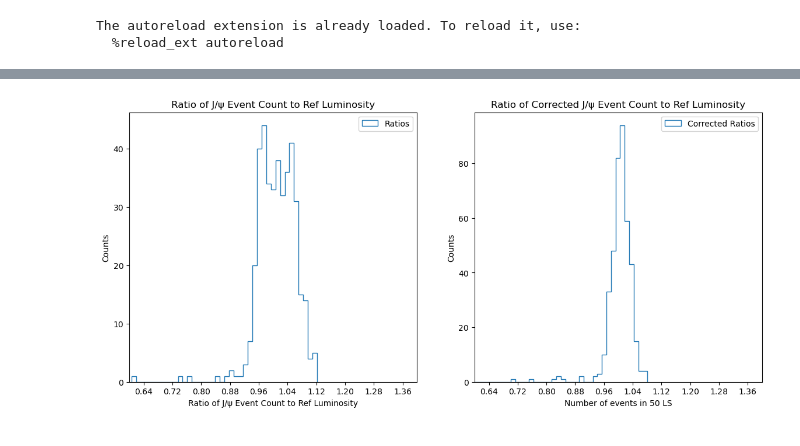
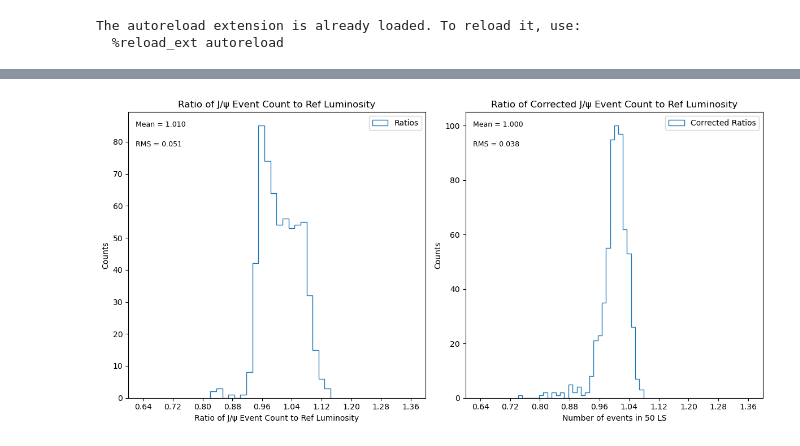
Before and after one commit to Nimmitha/cmssw, a Jupyter notebook: ZmmJmmAnalyzer/scripts/plot_ratios/plot_ratios.ipynb, the cells around one changed output, grey strips where cells are left out. Drawn from its saved outputs; the diff is of its cells as text; code cells hidden in the pictures.

Commit message:
ratios calculated with df

```diff
--- a/ZmmJmmAnalyzer/scripts/plot_ratios/plot_ratios.ipynb
+++ b/ZmmJmmAnalyzer/scripts/plot_ratios/plot_ratios.ipynb
@@ -46,0 +63,3 @@ del event_y, event_y_error, lumi_y, pileup_y, x_labels, nlumis
+# %%
+df = pd.read_csv("event_data.csv")
+df
@@ -63,3 +89,7 @@ df
+# %%
+df = df[df['event_y'] > 0]
+df = df[df['nlumis'] > 40]
+# df = df[df['run'] > 370092]
 # %%
 plt.hist(df['event_y'], bins=100, histtype='step', label='Events')
 # plt.hist(df['nlumis'], bins=100, histtype='step', label='Nlumis')
@@ -92,4 +105,0 @@ df
-# %%
-df[['run', 'lumiblock']] = df['x_labels'].str.split('_', expand=True)
-df['run'] = df['run'].astype(int)
-df['lumiblock'] = df['lumiblock'].astype(int)
@@ -449,25 +463,44 @@ plt.savefig("Jpsi_ratio_after.png", dpi=300)
 # %%
-# plot the two ratio histograms side by side with rms included
-fig5, (ax6, ax7) = plt.subplots(1, 2, figsize=(14, 6))
-ax6.hist(ratio, bins=40, histtype='step', label='Ratios')
+# Compute mean and RMS for both ratios
+mean_ratio = np.mean(ratio)
+rms_ratio = np.std(ratio)
+
+mean_ratio_corr = np.mean(ratio_corr)
+rms_ratio_corr = np.std(ratio_corr)
+
+# Plot the two histograms
+fig5, (ax6, ax7) = plt.subplots(1, 2, figsize=(12, 6))
+
+# First histogram
+ax6.hist(ratio, bins=20, histtype='step', label='Ratios')
 ax6.set_xlabel('Ratio of J/ψ Event Count to Ref Luminosity')
 ax6.set_ylabel('Counts')
 ax6.legend()
-ax7.hist(ratio_corr, bins=40, histtype='step', label='Corrected Ratios')
+ax6.set_title("Ratio of J/ψ Event Count to Ref Luminosity")
+ax6.set_xlim(0.6, 1.4)
+ax6.xaxis.set_major_locator(ticker.MaxNLocator(10))
+ax6.xaxis.set_major_formatter(ticker.FormatStrFormatter('%.2f'))
+
+# Annotate mean and RMS on the first plot
+ax6.text(0.62, 0.95 * ax6.get_ylim()[1], f"Mean = {mean_ratio:.3f}", fontsize=9)
+ax6.text(0.62, 0.88 * ax6.get_ylim()[1], f"RMS = {rms_ratio:.3f}", fontsize=9)
+
+# Second histogram
+ax7.hist(ratio_corr, bins=30, histtype='step', label='Corrected Ratios')
 ax7.set_xlabel('Number of events in 50 LS')
 ax7.set_ylabel('Counts')
 ax7.legend()
-ax6.set_title("Ratio of J/ψ Event Count to Ref Luminosity")
 ax7.set_title("Ratio of Corrected J/ψ Event Count to Ref Luminosity")
-ax6.xaxis.set_major_locator(ticker.MaxNLocator(50))
-ax7.xaxis.set_major_locator(ticker.MaxNLocator(50))
-ax6.set_xlim(0.6, 1.4)
 ax7.set_xlim(0.6, 1.4)
-ax6.xaxis.set_major_formatter(ticker.FormatStrFormatter('%.2f'))
+ax7.xaxis.set_major_locator(ticker.MaxNLocator(10))
 ax7.xaxis.set_major_formatter(ticker.FormatStrFormatter('%.2f'))
-ax6.xaxis.set_major_locator(ticker.MaxNLocator(10))
-ax7.xaxis.set_major_locator(ticker.MaxNLocator(10))
-# save the figure
-plt.savefig("Jpsi_ratio_hist.png", dpi=300)
+
+# Annotate mean and RMS on the second plot
+ax7.text(0.62, 0.95 * ax7.get_ylim()[1], f"Mean = {mean_ratio_corr:.3f}", fontsize=9)
+ax7.text(0.62, 0.88 * ax7.get_ylim()[1], f"RMS = {rms_ratio_corr:.3f}", fontsize=9)
+
+# Save the figure
+plt.tight_layout()
+plt.savefig("plots/Jpsi_ratio_hist.png", dpi=300)
 # %% [output]
-[figure, old version]
+[figure, new version]
```
Also changed, not shown: parts of 23 cells of this notebook, 3 other files.
